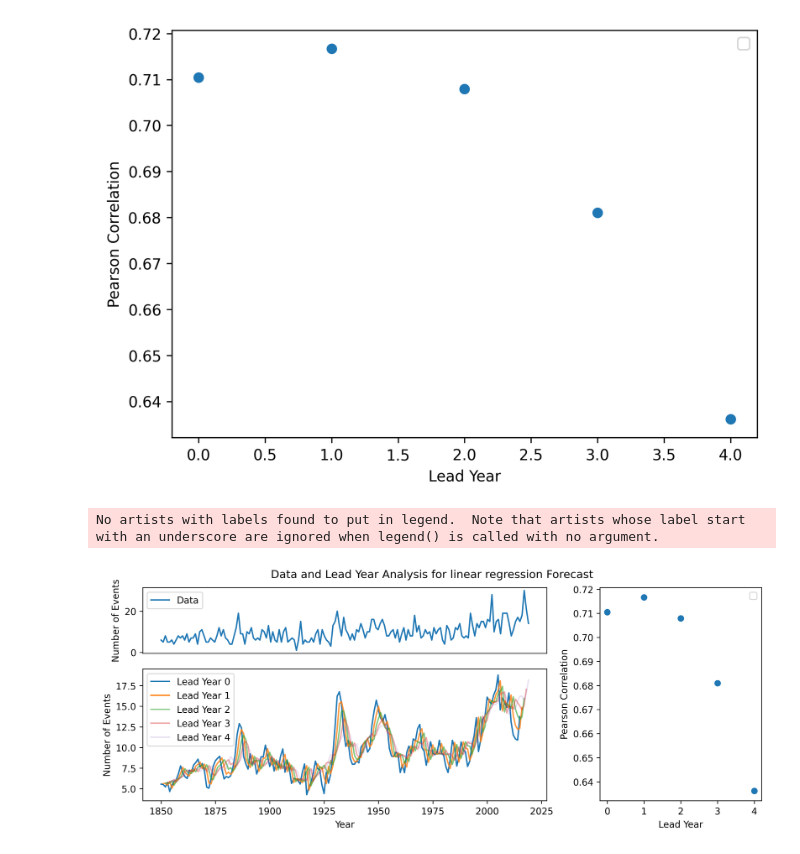
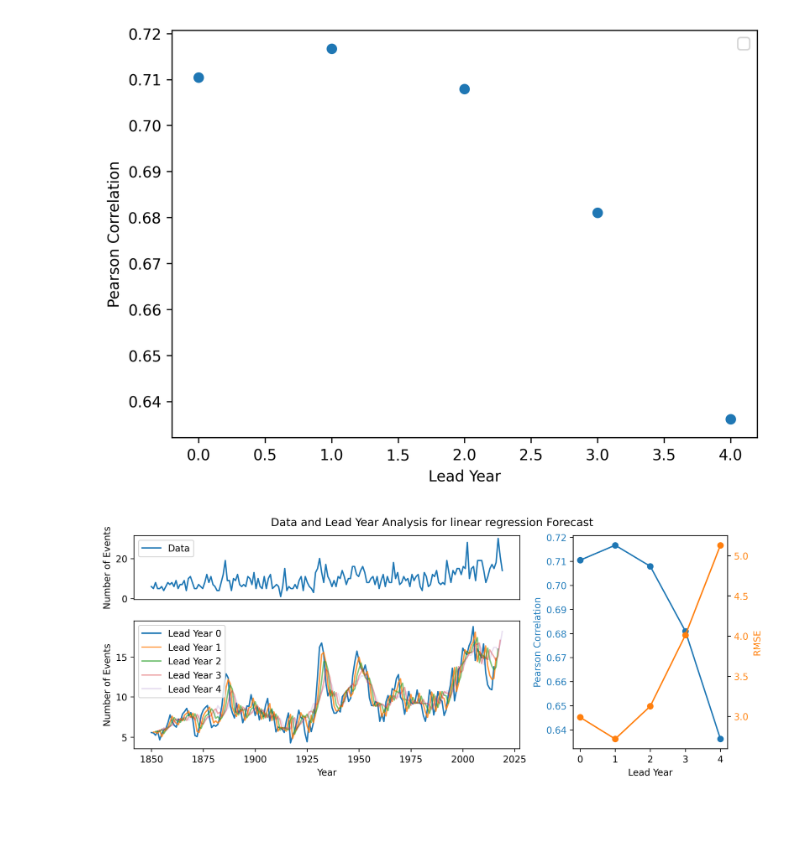
Before and after one commit to komrozik/Predictions_and_Predictability, a Jupyter notebook: test_programming.ipynb, the cells around one changed output. Drawn from its saved outputs; the diff is of its cells as text; code cells hidden in the pictures; blank space fills up the shorter version.

```diff
--- a/test_programming.ipynb
+++ b/test_programming.ipynb
@@ -196,36 +221,53 @@ No artists with labels found to put in legend.  Note that artists whose label st
 <matplotlib.legend.Legend at 0x...>
 [figure]
 # %%
+start_year = 1850
+end_year = 2025
+window_length = 10
+num_ly = 10
+predict,starts = pf.linear_reg_pred(df,start_year,end_year,window_length = window_length)
+correlation = []
+
 gs_kw = dict(width_ratios=[2.5, 1], height_ratios=[1, 2])
 fig, axd = plt.subplot_mosaic([['upper left', 'right'],
                                ['lower left', 'right']],
                               gridspec_kw=gs_kw, figsize=(10, 4),
                               layout="constrained"
                               ,dpi = 300)
-
-axd["right"].scatter(np.arange(len(correlation)),correlation)
-axd["right"].set_xlabel("Lead Year")
-axd["right"].set_ylabel("Pearson Correlation")
-axd["right"].legend()
 
 axd["upper left"].plot(df["Year"],df["Tropical Storms"], label = "Data")
 axd["upper left"].set_xlabel("Year")
 axd["upper left"].set_ylabel("Number of Events")
 axd["upper left"].xaxis.set_visible(False)
 axd["upper left"].legend()
 
 
 for i in np.arange(5):
     ly_i = [prediction[i] for prediction in predict]
+    correlation.append(np.corrcoef(ly_i,df["Tropical Storms"][0:len(ly_i)])[0,1])
     axd["lower left"].plot(np.arange(len(ly_i))+starts[i],ly_i, label = f"Lead Year {i}", alpha = 1-(i*2)/10)
 axd["lower left"].set_xlabel("Year")
 axd["lower left"].set_ylabel("Number of Events")
 axd["lower left"].legend()
 
+
+color = 'tab:blue'
+axd["right"].plot(np.arange(len(correlation)),correlation,color=color,marker = "o")
+axd["right"].set_xlabel("Lead Year")
+axd["right"].set_ylabel("Pearson Correlation",color = color)
+axd["right"].tick_params(axis='y', labelcolor=color)
+
+ax2 = axd["right"].twinx()  # instantiate a second axes that shares the same x-axis
+
+color = 'tab:orange'
+ax2.set_ylabel('RMSE',color = color)  # we already handled the x-label with ax1
+ax2.plot(np.arange(len(rmses)),rmses,color = color,marker = "o")
+ax2.tick_params(axis='y', labelcolor=color)
+#axd["right"].legend()
+
 fig.suptitle('Data and Lead Year Analysis for linear regression Forecast')
 
 plt.savefig(f"plots/Lead_year_regression_forecast.pdf")
 plt.savefig(f"plots/Lead_year_regression_forecast.jpg")
 # %% [output]
-No artists with labels found to put in legend.  Note that artists whose label start with an underscore are ignored when legend() is called with no argument.
-[figure, old version]
+[figure, new version]
```
Also changed, not shown: parts of 14 cells of this notebook, 4 other files.
